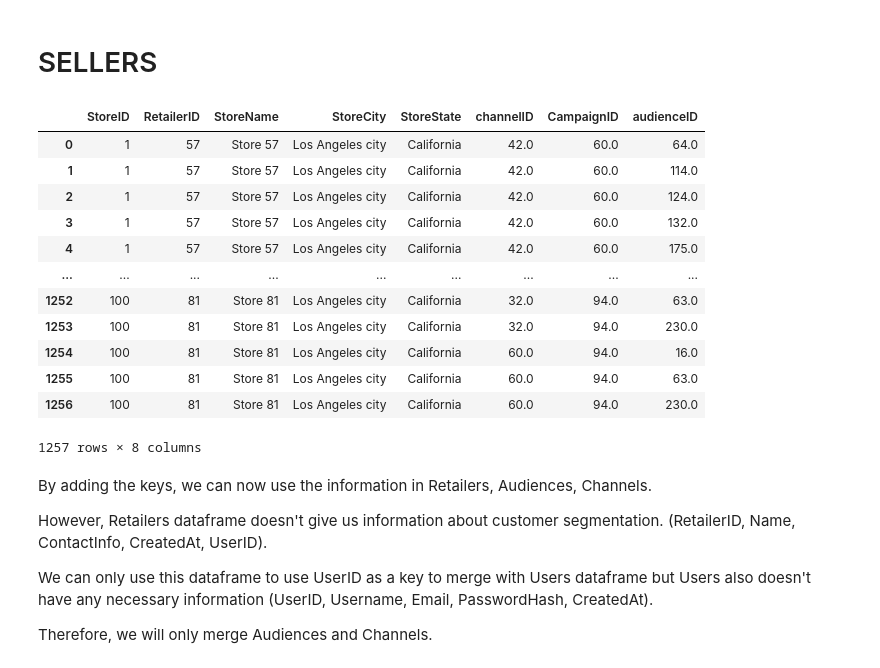
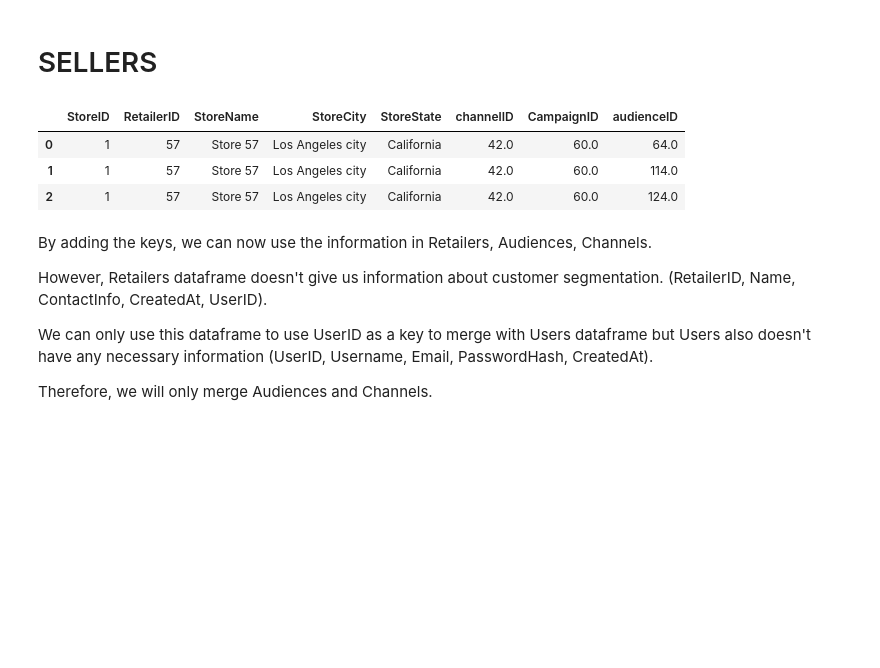
Before and after one commit to ilaydabekircan/VB_Assignment_DS, a Jupyter notebook: DataIngestion.ipynb, the cells around one changed output. Saved outputs shown, nothing was run; the diff lists cells and outputs as text; code cells hidden in the pictures; blank space fills up the shorter version.

```diff
--- a/DataIngestion.ipynb
+++ b/DataIngestion.ipynb
@@ -275,30 +299,21 @@ Some dataframes are only keep key items and they can only be used for merging da
 # %%
 Stores.rename(columns = {'Name': 'StoreName', 'City': 'StoreCity', 'State': 'StoreState'}, inplace=True)
 
 Stores.drop(columns = ['Country'], inplace=True) # only USA
 
 SellerSells = Stores.merge(ChannelsCampaigns,
                       how = 'left',
                       on = 'StoreID').merge(StoresCampaigns,
                                             how = 'left',
                                             on = 'StoreID').merge(AudiencesCampaigns,
                                                                   how = 'left',
                                                                   on = 'CampaignID').drop(columns = ['CreatedAt'])
-SellerSells
+SellerSells.head(3)
 # %% [output]
 |  | StoreID | RetailerID | StoreName | StoreCity | StoreState | channelID | CampaignID | audienceID |
 | 0 | 1 | 57 | Store 57 | Los Angeles city | California | 42.0 | 60.0 | 64.0 |
 | 1 | 1 | 57 | Store 57 | Los Angeles city | California | 42.0 | 60.0 | 114.0 |
 | 2 | 1 | 57 | Store 57 | Los Angeles city | California | 42.0 | 60.0 | 124.0 |
-| 3 | 1 | 57 | Store 57 | Los Angeles city | California | 42.0 | 60.0 | 132.0 |
-| 4 | 1 | 57 | Store 57 | Los Angeles city | California | 42.0 | 60.0 | 175.0 |
-| ... | ... | ... | ... | ... | ... | ... | ... | ... |
-| 1252 | 100 | 81 | Store 81 | Los Angeles city | California | 32.0 | 94.0 | 63.0 |
-| 1253 | 100 | 81 | Store 81 | Los Angeles city | California | 32.0 | 94.0 | 230.0 |
-| 1254 | 100 | 81 | Store 81 | Los Angeles city | California | 60.0 | 94.0 | 16.0 |
-| 1255 | 100 | 81 | Store 81 | Los Angeles city | California | 60.0 | 94.0 | 63.0 |
-| 1256 | 100 | 81 | Store 81 | Los Angeles city | California | 60.0 | 94.0 | 230.0 |
-1257 rows × 8 columns
 # %% [markdown]
 By adding the keys, we can now use the information in Retailers, Audiences, Channels.
 
```
Also changed, not shown: parts of 33 cells of this notebook.
